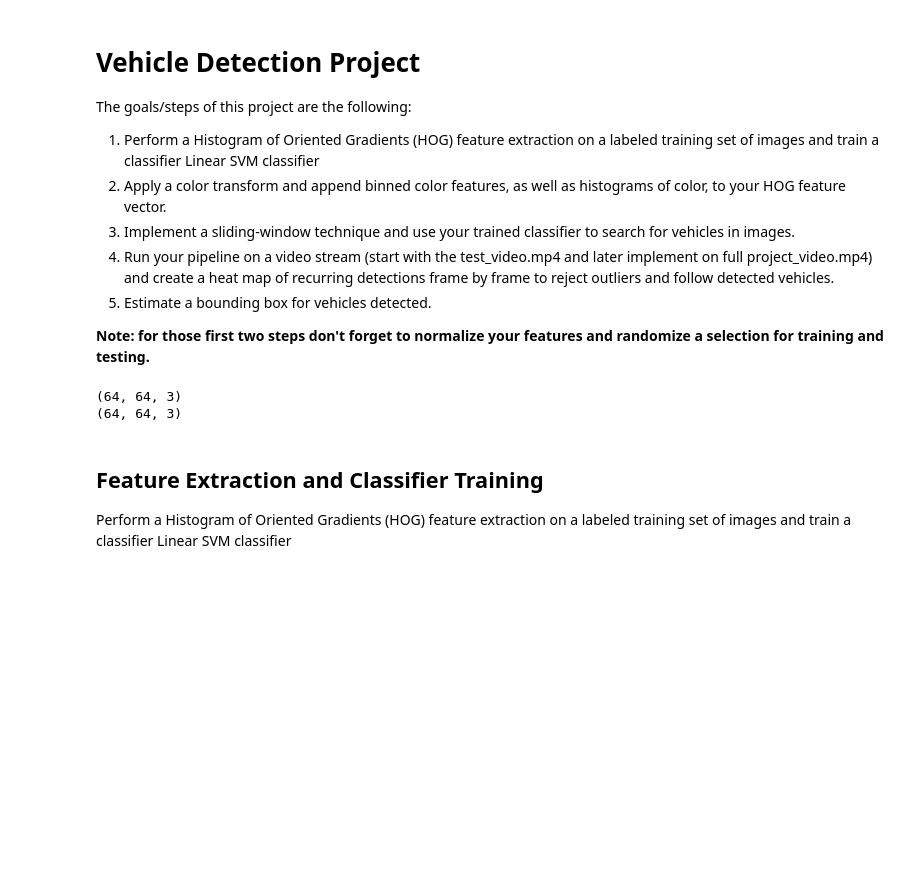
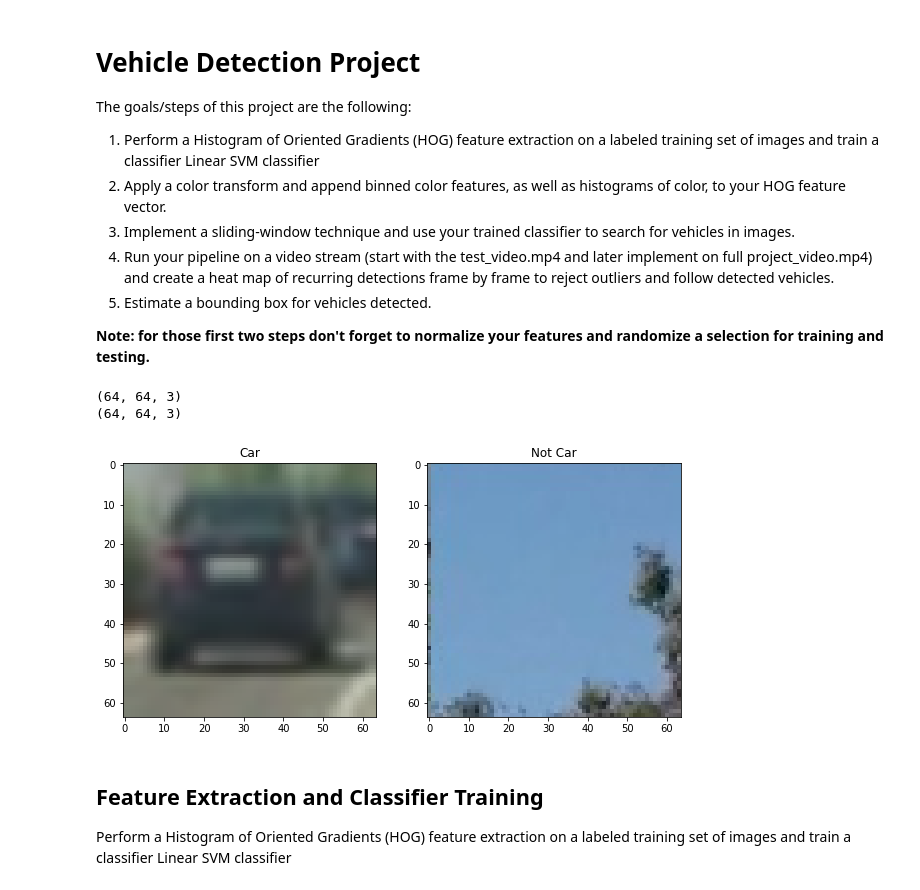
Before and after one commit to tianyeblack/CarND-Vehicle-Detection, a Jupyter notebook: vehicle_detection.ipynb, the cells around one changed output. Saved outputs shown, nothing was run; the diff lists cells and outputs as text; code cells hidden in the pictures; blank space fills up the shorter version.

```diff
--- a/vehicle_detection.ipynb
+++ b/vehicle_detection.ipynb
@@ -22,6 +22,16 @@ print(not_cars[0].shape)
 # %% [output]
 (64, 64, 3)
 (64, 64, 3)
+# %%
+import matplotlib.pyplot as plt
+%matplotlib inline
+
+car_example = cars[0]
+not_car_example = not_cars[0]
+visualize(1, 2, [[car_example, not_car_example]], [["Car", "Not Car"]], (10, 10))
+plt.savefig('output_images/car_not_car.png', bbox_inches='tight')
+# %% [output]
+[figure, added]
 # %% [markdown]
 ## Feature Extraction and Classifier Training
 Perform a Histogram of Oriented Gradients (HOG) feature extraction on a labeled training set of images and train a classifier Linear SVM classifier
```
Also changed, not shown: parts of 15 cells of this notebook, 59 other files.
